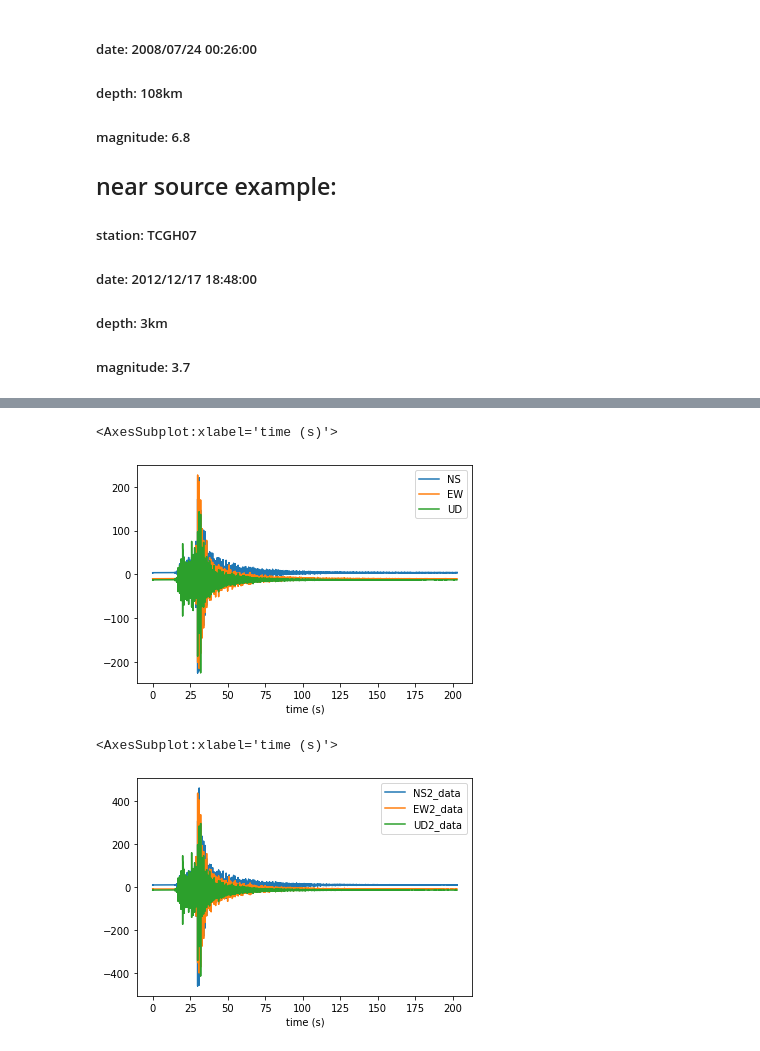
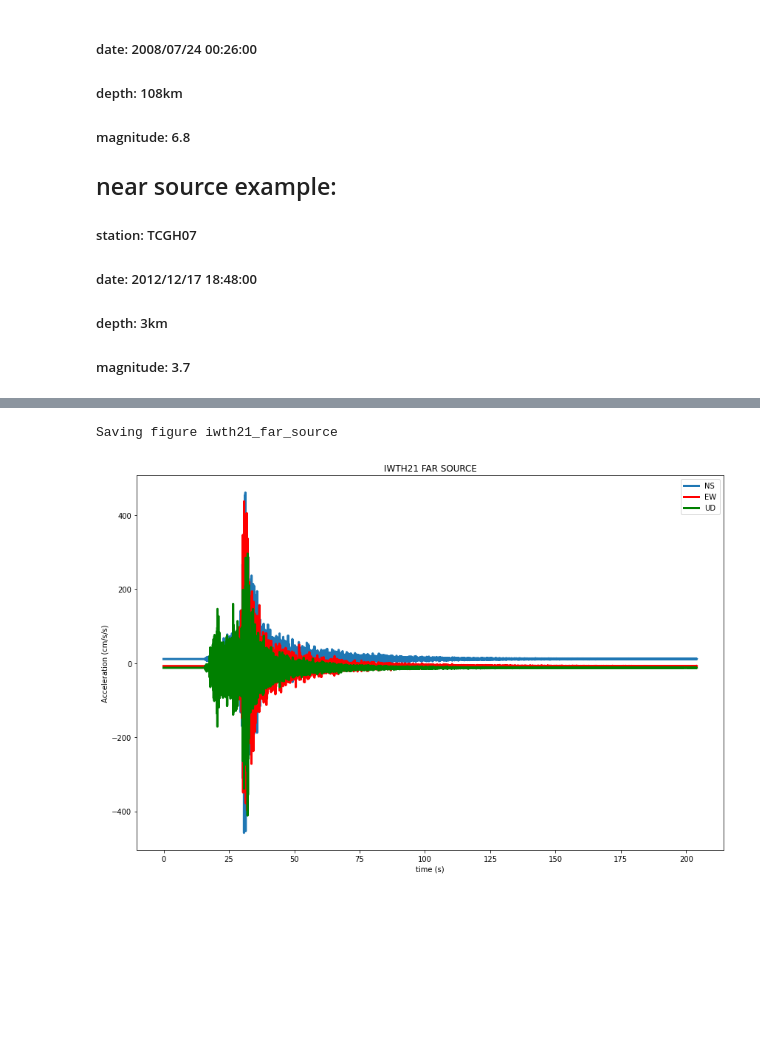
Before and after one commit to SaheedAde/earthquake_early_warning_system, a Jupyter notebook: kik_knet.ipynb, the cells around one changed output, grey strips where cells are left out. Cells and saved outputs as stored; diff of their text form; code cells hidden in the pictures; blank space fills up the shorter version.

```diff
--- a/kik_knet.ipynb
+++ b/kik_knet.ipynb
@@ -385,16 +381,16 @@ iwth_far_source.tail()
-# %%
-ax = plt.gca()
-iwth_far_source.plot( x = 'time (s)' , y = 'NS', ax = ax )
-iwth_far_source.plot( x = 'time (s)' , y = 'EW', ax = ax )
-iwth_far_source.plot( x = 'time (s)' , y = 'UD', ax = ax )
-# %% [output]
-<AxesSubplot:xlabel='time (s)'>
-[figure, removed]
-# %%
-ax = plt.gca()
-iwth_far_source.plot( x = 'time (s)' , y = 'NS2_data', ax = ax )
-iwth_far_source.plot( x = 'time (s)' , y = 'EW2_data', ax = ax )
-iwth_far_source.plot( x = 'time (s)' , y = 'UD2_data', ax = ax )
-# %% [output]
-<AxesSubplot:xlabel='time (s)'>
-[figure, removed]
+# %%
+fig = plt.figure(figsize=(12, 8))
+plt.plot(iwth_far_source['time (s)'], iwth_far_source['NS2_data'], label='NS', linewidth=3)
+plt.plot(iwth_far_source['time (s)'], iwth_far_source['EW2_data'], label='EW', linewidth=3, color='red')
+plt.plot(iwth_far_source['time (s)'], iwth_far_source['UD2_data'], label='UD', linewidth=3, color='green')
+# Add title and labels
+plt.title('IWTH21 FAR SOURCE')
+plt.xlabel('time (s)')
+plt.ylabel('Acceleration (cm/s/s)')
+plt.legend()
+plt.tight_layout()
+save_fig("iwth21_far_source")
+plt.show()
+# %% [output]
+Saving figure iwth21_far_source
+[figure, added]
```
Also changed, not shown: parts of 12 cells of this notebook.
